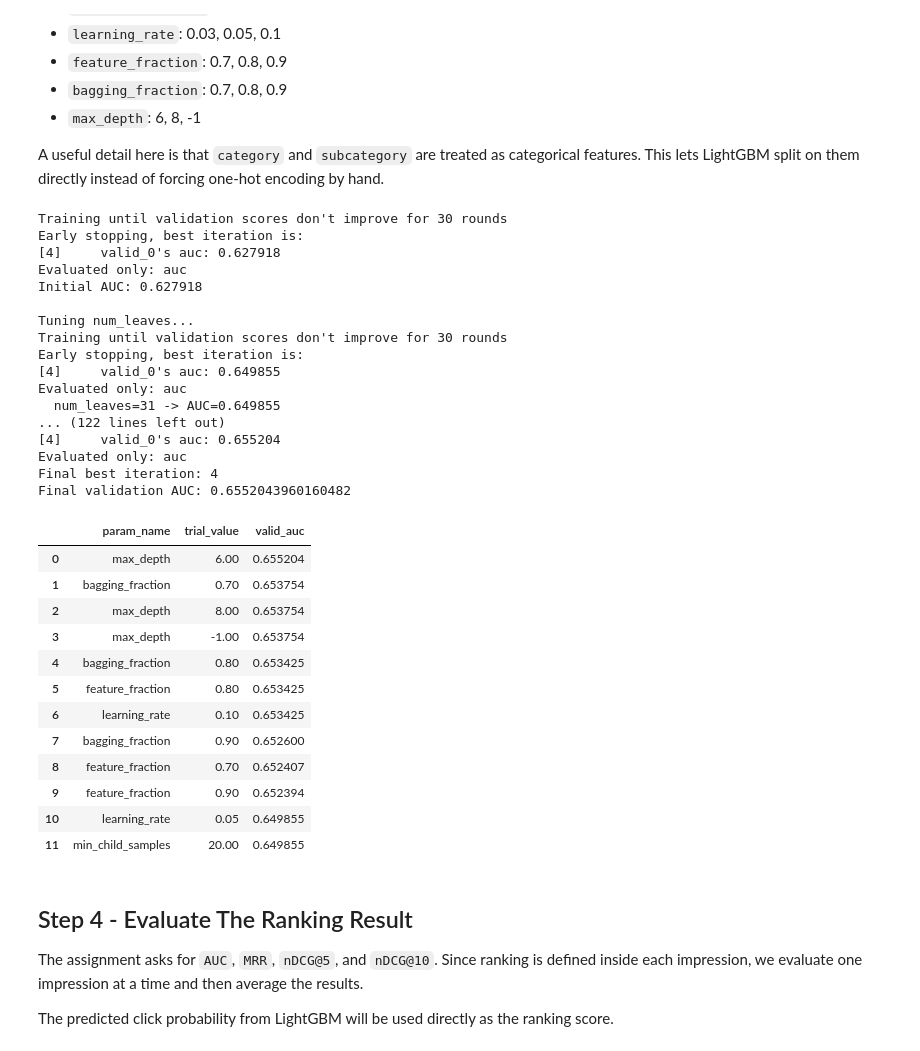
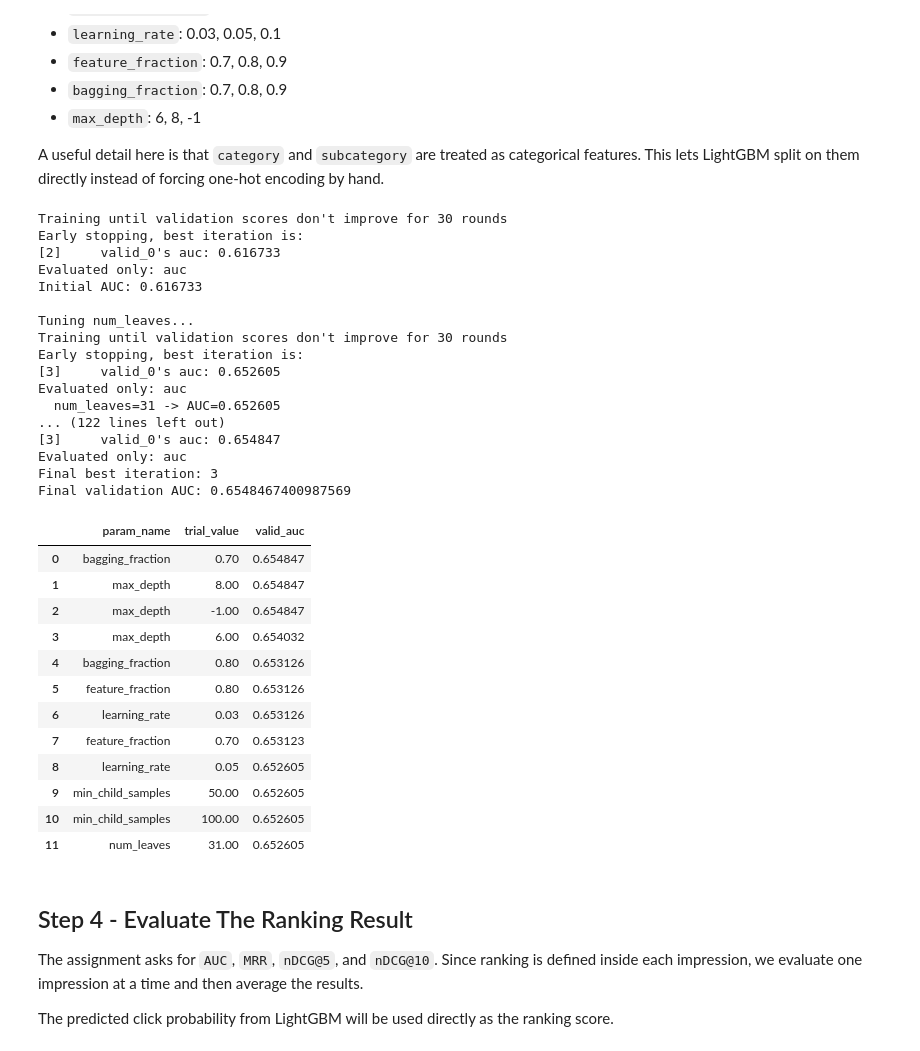
Before and after one commit to XiangningDeng/2026-MDSH-Submit, a Jupyter notebook: round1_baselines/lightgbm_ctr.ipynb, the cells around one changed output. Drawn from its saved outputs; the diff is of its cells as text; code cells hidden in the pictures.

```diff
--- a/round1_baselines/lightgbm_ctr.ipynb
+++ b/round1_baselines/lightgbm_ctr.ipynb
@@ -125,7 +125,7 @@ def expand_behaviors(path: Path) -> pd.DataFrame:
     rows = []
     for _, row in behaviors.iterrows():
         pairs = parse_impressions(row["impressions"])
-        for pos, (news_id, label) in enumerate(pairs):
+        for news_id, label in pairs:
             rows.append(
                 {
                     "impression_id": row["impression_id"],
@@ -134,7 +134,6 @@ def expand_behaviors(path: Path) -> pd.DataFrame:
                     "history": row["history"] if isinstance(row["history"], str) else "",
                     "candidate_news_id": news_id,
                     "label": int(label),
-                    "candidate_pos": pos,
                 }
             )
     out = pd.DataFrame(rows)
@@ -353,7 +351,6 @@ We search over the following values:
 A useful detail here is that `category` and `subcategory` are treated as categorical features. This lets LightGBM split on them directly instead of forcing one-hot encoding by hand.
 # %%
 FEATURE_COLUMNS = [
-    "candidate_pos",
     "history_len",
     "history_unique_len",
     "hour",
@@ -464,52 +461,52 @@ print("\nBest parameter set after coordinate search:")
 print(json.dumps(best_params, indent=2))
 
 model = LGBMClassifier(**best_params)
 model.fit(
     X_train,
     y_train,
     eval_set=[(X_valid, y_valid)],
     eval_metric="auc",
     categorical_feature=CATEGORICAL_COLUMNS,
     callbacks=[
         early_stopping(stopping_rounds=30, first_metric_only=True),
         log_evaluation(period=50),
     ],
 )
 
 print("Final best iteration:", model.best_iteration_)
 print("Final validation AUC:", model.best_score_["valid_0"]["auc"])
 search_results.head(12)
 # %% [output]
 Training until validation scores don't improve for 30 rounds
 Early stopping, best iteration is:
-[4]     valid_0's auc: 0.627918
+[2]     valid_0's auc: 0.616733
 Evaluated only: auc
-Initial AUC: 0.627918
+Initial AUC: 0.616733
 
 Tuning num_leaves...
 Training until validation scores don't improve for 30 rounds
 Early stopping, best iteration is:
-[4]     valid_0's auc: 0.649855
+[3]     valid_0's auc: 0.652605
 Evaluated only: auc
-  num_leaves=31 -> AUC=0.649855
+  num_leaves=31 -> AUC=0.652605
 ... (122 lines left out)
-[4]     valid_0's auc: 0.655204
+[3]     valid_0's auc: 0.654847
 Evaluated only: auc
-Final best iteration: 4
-Final validation AUC: 0.6552043960160482
+Final best iteration: 3
+Final validation AUC: 0.6548467400987569
 |  | param_name | trial_value | valid_auc |
-| 0 | max_depth | 6.00 | 0.655204 |
-| 1 | bagging_fraction | 0.70 | 0.653754 |
-| 2 | max_depth | 8.00 | 0.653754 |
-| 3 | max_depth | -1.00 | 0.653754 |
-| 4 | bagging_fraction | 0.80 | 0.653425 |
-| 5 | feature_fraction | 0.80 | 0.653425 |
-| 6 | learning_rate | 0.10 | 0.653425 |
-| 7 | bagging_fraction | 0.90 | 0.652600 |
-| 8 | feature_fraction | 0.70 | 0.652407 |
-| 9 | feature_fraction | 0.90 | 0.652394 |
-| 10 | learning_rate | 0.05 | 0.649855 |
-| 11 | min_child_samples | 20.00 | 0.649855 |
+| 0 | bagging_fraction | 0.70 | 0.654847 |
+| 1 | max_depth | 8.00 | 0.654847 |
+| 2 | max_depth | -1.00 | 0.654847 |
+| 3 | max_depth | 6.00 | 0.654032 |
+| 4 | bagging_fraction | 0.80 | 0.653126 |
+| 5 | feature_fraction | 0.80 | 0.653126 |
+| 6 | learning_rate | 0.03 | 0.653126 |
+| 7 | feature_fraction | 0.70 | 0.653123 |
+| 8 | learning_rate | 0.05 | 0.652605 |
+| 9 | min_child_samples | 50.00 | 0.652605 |
+| 10 | min_child_samples | 100.00 | 0.652605 |
+| 11 | num_leaves | 31.00 | 0.652605 |
 # %% [markdown]
 ## Step 4 - Evaluate The Ranking Result
 
```
Also changed, not shown: parts of 7 cells of this notebook, 7 other files.
